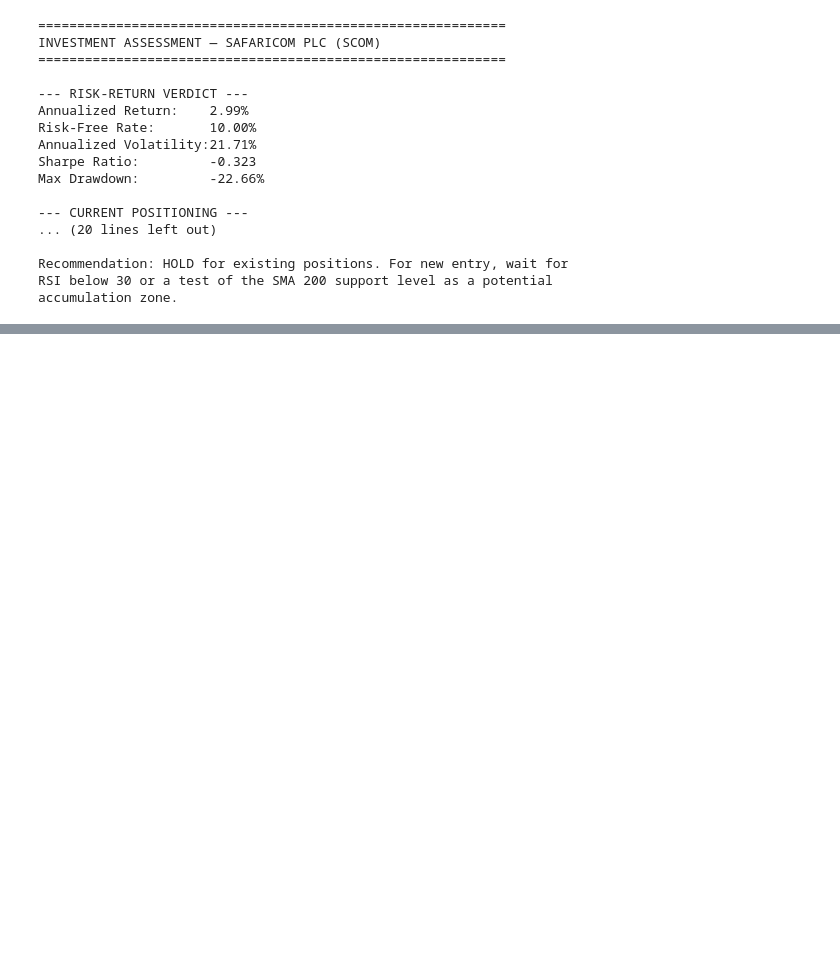
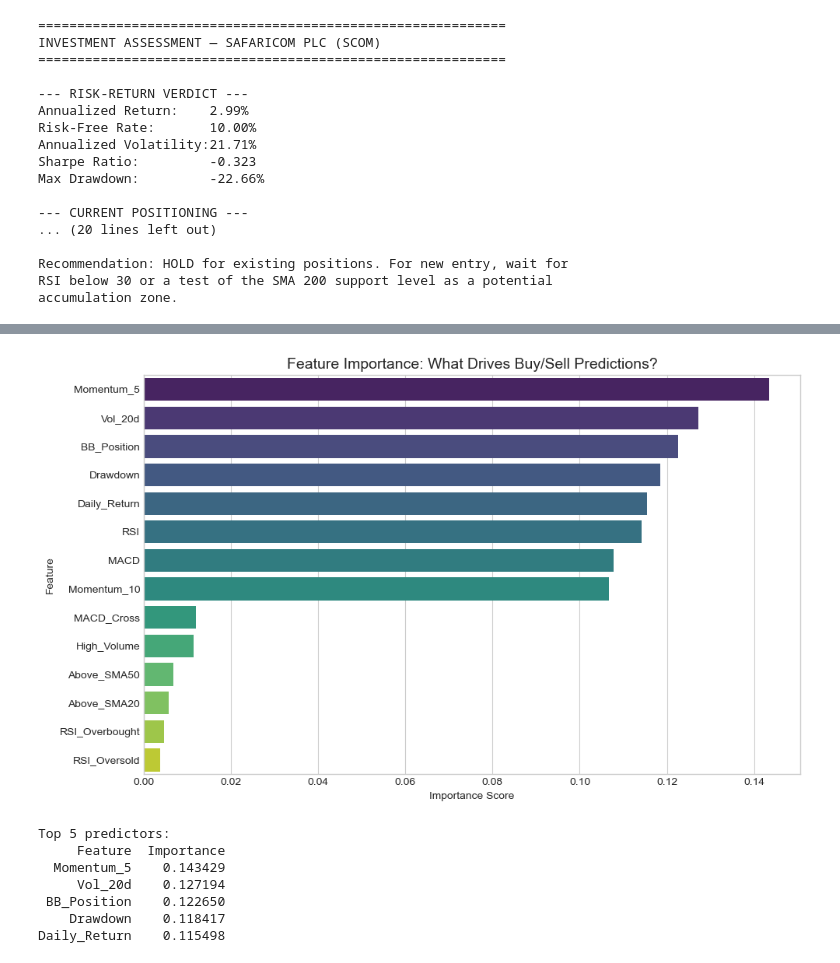
Before and after one commit to sirajiali-hub/safaricom_stock_analysis-, a Jupyter notebook: safaricom_equity_analysis.ipynb, the cells around one changed output, grey strips where cells are left out. Drawn from its saved outputs; the diff is of its cells as text; code cells hidden in the pictures; blank space fills up the shorter version.

Commit message:
Updated notebook with ML sections: buy/sell signals, volatility prediction

```diff
--- a/safaricom_equity_analysis.ipynb
+++ b/safaricom_equity_analysis.ipynb
@@ -628,0 +694,12 @@ accumulation zone.
+# %%
+split_point= int(len(df_ml)*0.8)
+
+X_train= X.iloc[:split_point]
+X_test =X.iloc[split_point:]
+y_train=y.iloc[:split_point]
+y_test= y.iloc[split_point:]
+
+print(f"Train: {len(X_train)} rows ({df_ml['Date'].iloc[0].date()} to {df_ml['Date'].iloc[split_point-1].date()})")
+print(f"Test:  {len(X_test)} rows ({df_ml['Date'].iloc[split_point].date()} to {df_ml['Date'].iloc[-1].date()})")
+print(f"Train buy ratio: {y_train.mean():.1%}")
+print(f"Test buy ratio:  {y_test.mean():.1%}")
@@ -628,0 +744,14 @@ accumulation zone.
+# %%
+rf_model= RandomForestClassifier(
+  n_estimators=100,
+  max_depth=5,
+  random_state=42,
+  n_jobs=-1
+)
+rf_model.fit(X_train_scaled, y_train)
+y_pred_rf= rf_model.predict(X_test_scaled)
+y_prob_rf= rf_model.predict_proba(X_test_scaled)[:, 1]
+
+print("=== Random Forest Results ===")
+print(classification_report(y_test, y_pred_rf, target_names=['SELL', 'BUY']))
+print(f"ROC-AUC: {roc_auc_score(y_test, y_prob_rf):.4f}")
@@ -628,0 +817,27 @@ accumulation zone.
+# %%
+# Feature importance — what did the model find most useful?
+import pandas as pd
+
+importance = pd.DataFrame({
+    'Feature': feature_cols_v2,
+    'Importance': rf_model2.feature_importances_
+}).sort_values('Importance', ascending=False)
+
+plt.figure(figsize=(10, 6))
+sns.barplot(data=importance, x='Importance', y='Feature', palette='viridis')
+plt.title('Feature Importance: What Drives Buy/Sell Predictions?', fontsize=14)
+plt.xlabel('Importance Score')
+plt.tight_layout()
+plt.show()
+
+print("\nTop 5 predictors:")
+print(importance.head().to_string(index=False))
+# %% [output]
+[figure, added]
+Top 5 predictors:
+     Feature  Importance
+  Momentum_5    0.143429
+     Vol_20d    0.127194
+ BB_Position    0.122650
+    Drawdown    0.118417
+Daily_Return    0.115498
```
Also changed, not shown: parts of 21 cells of this notebook.
